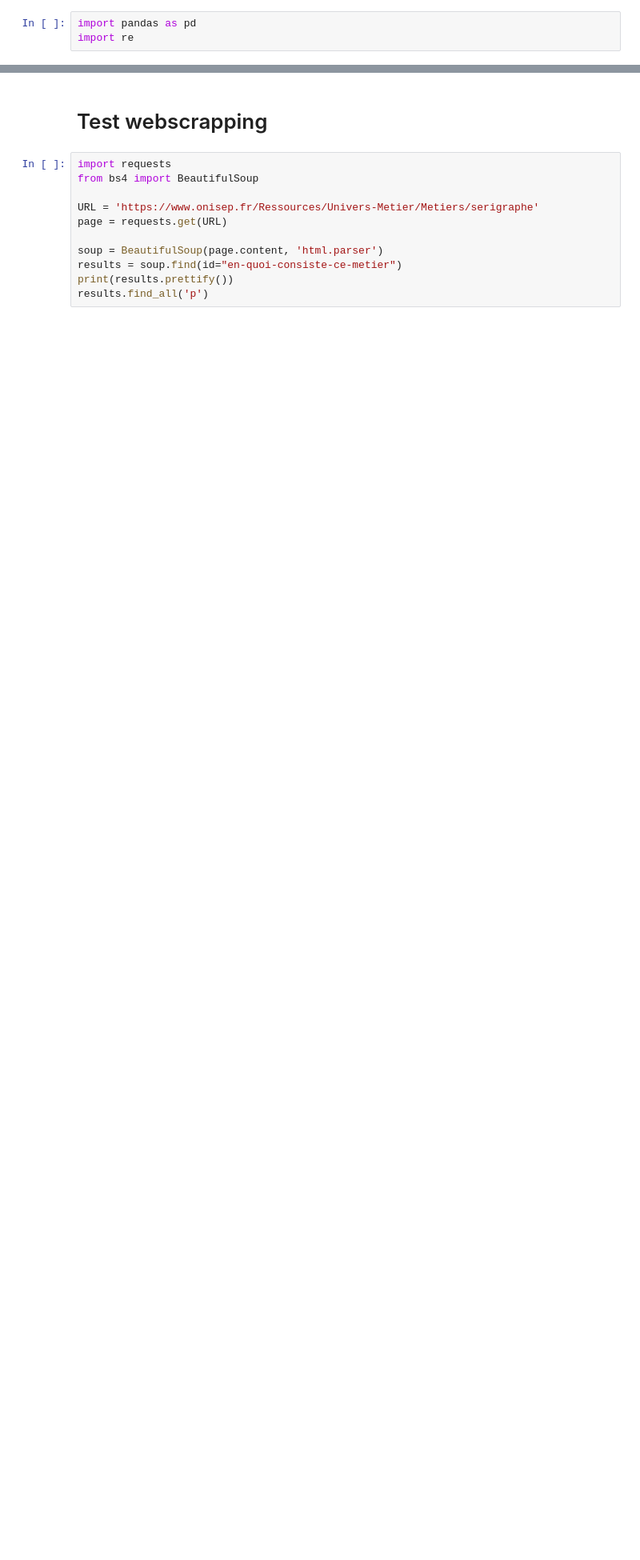
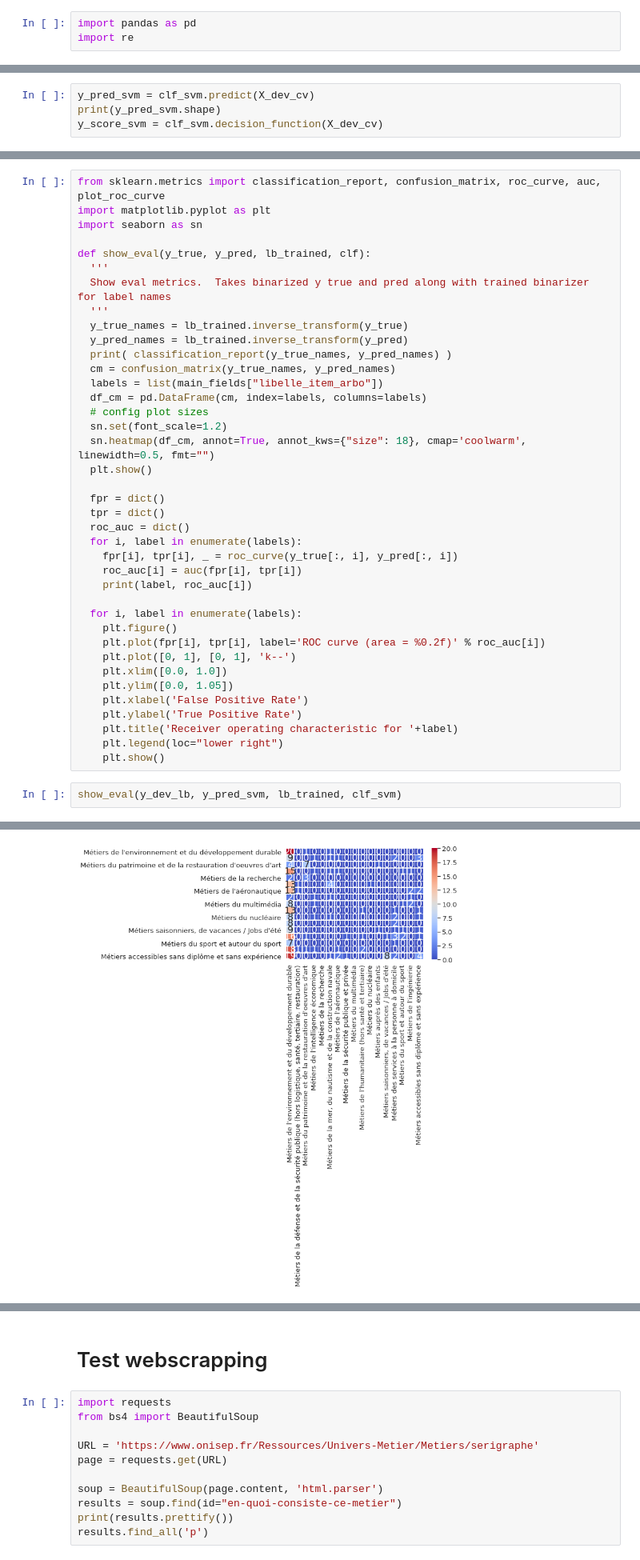
Before and after one commit to ARKEnsae/JobDomainPrediction_NLP, a Jupyter notebook: Prévision_catégorie_métier_ROME.ipynb, the cells around one changed output, grey strips where cells are left out. Shown at 80% size. Cells and saved outputs as stored; diff of their text form; blank space fills up the shorter version.

```diff
--- a/Prévision_catégorie_métier_ROME.ipynb
+++ b/Prévision_catégorie_métier_ROME.ipynb
@@ -214,0 +1313,4 @@ list(np.setdiff1d(list(rome2),liste_rome))
+# %%
+y_pred_svm = clf_svm.predict(X_dev_cv)
+print(y_pred_svm.shape)
+y_score_svm = clf_svm.decision_function(X_dev_cv)
@@ -214,0 +1354,42 @@ list(np.setdiff1d(list(rome2),liste_rome))
+# %%
+from sklearn.metrics import classification_report, confusion_matrix, roc_curve, auc, plot_roc_curve
+import matplotlib.pyplot as plt
+import seaborn as sn
+
+def show_eval(y_true, y_pred, lb_trained, clf):
+  '''
+  Show eval metrics.  Takes binarized y true and pred along with trained binarizer for label names
+  '''
+  y_true_names = lb_trained.inverse_transform(y_true)
+  y_pred_names = lb_trained.inverse_transform(y_pred)
+  print( classification_report(y_true_names, y_pred_names) )
+  cm = confusion_matrix(y_true_names, y_pred_names)
+  labels = list(main_fields["libelle_item_arbo"])
+  df_cm = pd.DataFrame(cm, index=labels, columns=labels)
+  # config plot sizes
+  sn.set(font_scale=1.2)
+  sn.heatmap(df_cm, annot=True, annot_kws={"size": 18}, cmap='coolwarm', linewidth=0.5, fmt="")
+  plt.show()
+
+  fpr = dict()
+  tpr = dict()
+  roc_auc = dict()
+  for i, label in enumerate(labels):
+    fpr[i], tpr[i], _ = roc_curve(y_true[:, i], y_pred[:, i])
+    roc_auc[i] = auc(fpr[i], tpr[i])
+    print(label, roc_auc[i])
+
+  for i, label in enumerate(labels):
+    plt.figure()
+    plt.plot(fpr[i], tpr[i], label='ROC curve (area = %0.2f)' % roc_auc[i])
+    plt.plot([0, 1], [0, 1], 'k--')
+    plt.xlim([0.0, 1.0])
+    plt.ylim([0.0, 1.05])
+    plt.xlabel('False Positive Rate')
+    plt.ylabel('True Positive Rate')
+    plt.title('Receiver operating characteristic for '+label)
+    plt.legend(loc="lower right")
+    plt.show()
+# %%
+show_eval(y_dev_lb, y_pred_svm, lb_trained, clf_svm)
+# %% [output]
@@ -214,0 +1413 @@ list(np.setdiff1d(list(rome2),liste_rome))
+[figure, added]
```
Also changed, not shown: parts of 124 cells of this notebook.
